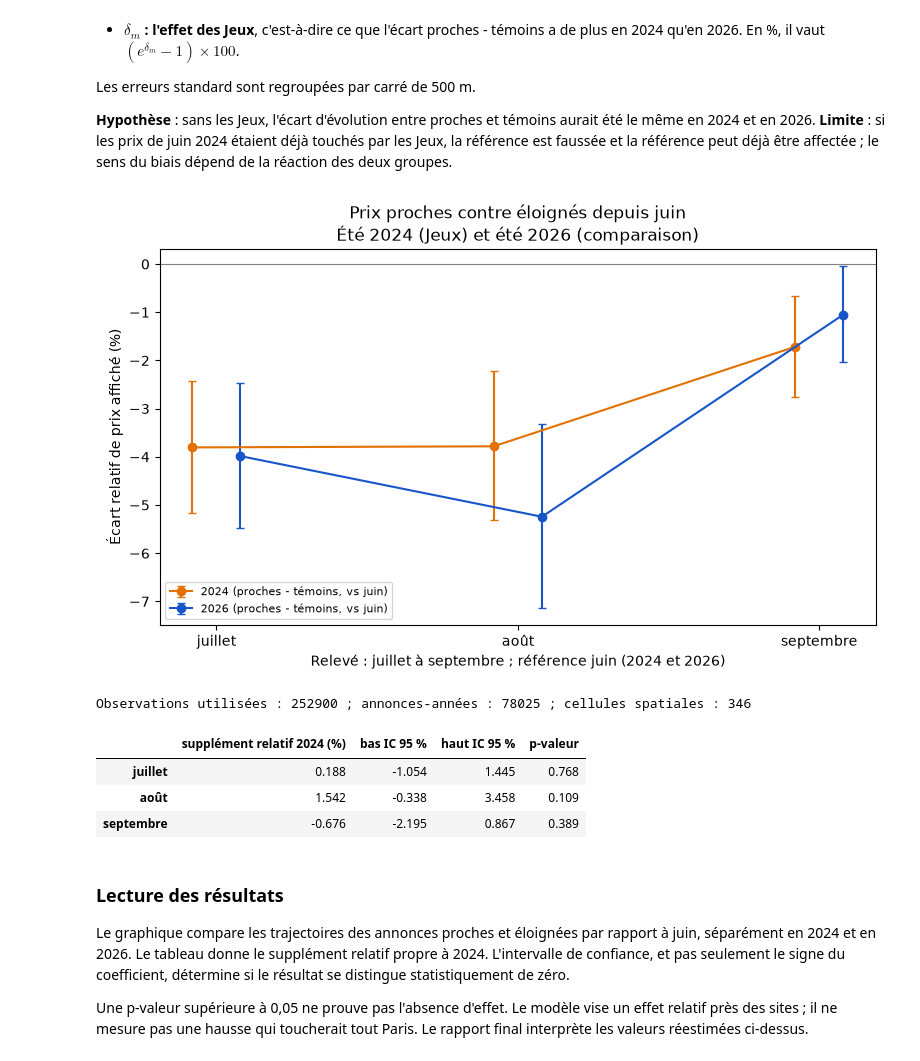
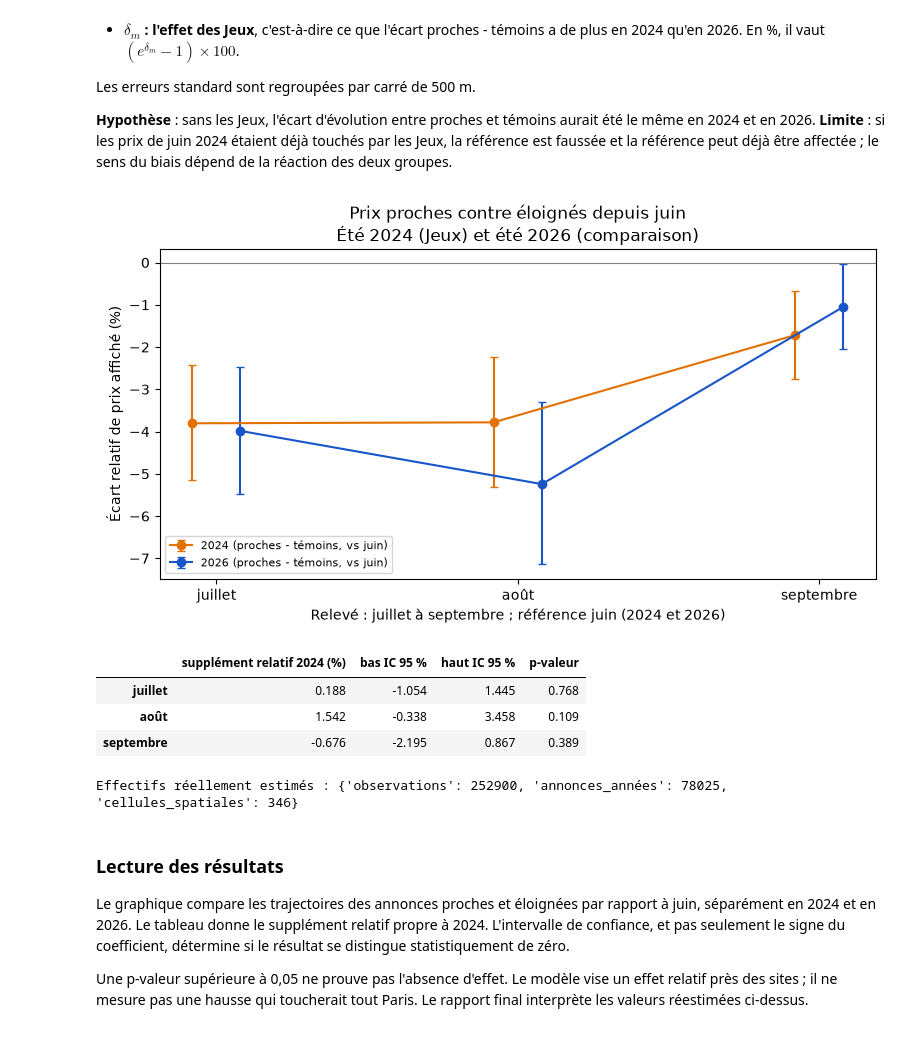
Before and after one commit to othmanerazki/Paris-2024-effet-olympique-sur-le-march-Airbnb, a Jupyter notebook: regression_sur_le_prix.ipynb, the cells around one changed output. Cells and saved outputs as stored; diff of their text form; code cells hidden in the pictures.

Commit message:
update read me + rapport

```diff
--- a/regression_sur_le_prix.ipynb
+++ b/regression_sur_le_prix.ipynb
@@ -294,57 +135,17 @@ Les erreurs standard sont regroupées par carré de 500 m.
 
 **Hypothèse** : sans les Jeux, l'écart d'évolution entre proches et témoins aurait été le même en 2024 et en 2026. **Limite** : si les prix de juin 2024 étaient déjà touchés par les Jeux, la référence est faussée et la référence peut déjà être affectée ; le sens du biais dépend de la réaction des deux groupes.
 # %%
-def ecarts(d, noms, entite, temps):
-    """Régression de panel du log du prix ; erreurs standard regroupées par carré de 500 m."""
-    d = d.set_index([entite, temps])
-    return PanelOLS(d["log_prix"], d[noms], entity_effects=True, time_effects=True).fit(
-        cov_type="clustered", clusters=d[["cellule"]])
-
-
-donnees_td = ete.dropna(subset=["log_prix"]).copy()
-donnees_td["annonce_annee"] = pd.factorize(donnees_td["id"].astype(str) + "_" + donnees_td["annee"].astype(str))[0]
-donnees_td["periode"] = donnees_td["annee"] * 100 + donnees_td["mois"]
-for m in [7, 8, 9]:
-    donnees_td[f"proche × {m}"] = donnees_td["proche"] * (donnees_td["mois"] == m)
-    donnees_td[f"proche × {m} × 2024"] = donnees_td[f"proche × {m}"] * (donnees_td["annee"] == 2024)
-
-# Triple différence : effet des Jeux
-noms_jeux = [f"proche × {m} × 2024" for m in [7, 8, 9]]
-triple = ecarts(donnees_td, [f"proche × {m}" for m in [7, 8, 9]] + noms_jeux, "annonce_annee", "periode")
-
-# Écart proches - témoins par rapport à juin, année par année (pour le graphique)
-fig, ax = plt.subplots(figsize=(8, 4.5))
-for annee, couleur in [(2024, "#e27100"), (2026, "#1855c9")]:
-    r = ecarts(donnees_td[donnees_td["annee"] == annee], [f"proche × {m}" for m in [7, 8, 9]], "id", "mois")
-    effet, ic = en_pourcent(r.params.to_numpy()), en_pourcent(r.conf_int().to_numpy())
-    ax.errorbar(np.array([7, 8, 9]) + (0.08 if annee == 2026 else -0.08), effet,
-                yerr=[effet - ic[:, 0], ic[:, 1] - effet],
-                fmt="o-", capsize=3, color=couleur, label=f"{annee} (proches - témoins, vs juin)")
-ax.axhline(0, color="grey", linewidth=0.8)
-ax.set_xticks([7, 8, 9], ["juillet", "août", "septembre"])
-ax.set_ylabel("Écart relatif de prix affiché (%)")
-ax.set_xlabel("Relevé : juillet à septembre ; référence juin (2024 et 2026)")
-fig.tight_layout()
-ax.set_title("Prix proches contre éloignés depuis juin\nÉté 2024 (Jeux) et été 2026 (comparaison)")
-ax.legend(fontsize=8)
-plt.show()
-
-resultats_triple = pd.DataFrame({
-    "supplément relatif 2024 (%)": en_pourcent(triple.params[noms_jeux]).to_numpy(),
-    "bas IC 95 %": en_pourcent(triple.conf_int().loc[noms_jeux, "lower"]).to_numpy(),
-    "haut IC 95 %": en_pourcent(triple.conf_int().loc[noms_jeux, "upper"]).to_numpy(),
-    "p-valeur": triple.pvalues[noms_jeux].to_numpy(),
-}, index=["juillet", "août", "septembre"]).round(3)
-print("Observations utilisées :", len(donnees_td), "; annonces-années :", donnees_td.annonce_annee.nunique(), "; cellules spatiales :", donnees_td.cellule.nunique())
-
+resultats_triple, figure_regression, diagnostic_regression = regression_panel(panel_regression)
+display(figure_regression)
 display(resultats_triple)
+print("Effectifs réellement estimés :", diagnostic_regression)
 # %% [output]
-[figure, old version]
+[figure, new version]
+|  | supplément relatif 2024 (%) | bas IC 95 % | haut IC 95 % | p-valeur |
+| juillet | 0.188 | -1.054 | 1.445 | 0.768 |
+| août | 1.542 | -0.338 | 3.458 | 0.109 |
+| septembre | -0.676 | -2.195 | 0.867 | 0.389 |
-Observations utilisées : 252900 ; annonces-années : 78025 ; cellules spatiales : 346
+Effectifs réellement estimés : {'observations': 252900, 'annonces_années': 78025, 'cellules_spatiales': 346}
-|  | supplément relatif 2024 (%) | bas IC 95 % | haut IC 95 % | p-valeur |
-| juillet | 0.188 | -1.054 | 1.445 | 0.768 |
-| août | 1.542 | -0.338 | 3.458 | 0.109 |
-| septembre | -0.676 | -2.195 | 0.867 | 0.389 |
 # %% [markdown]
 ### Lecture des résultats
 
```
Also changed, not shown: parts of 4 cells of this notebook, 6 other files.
